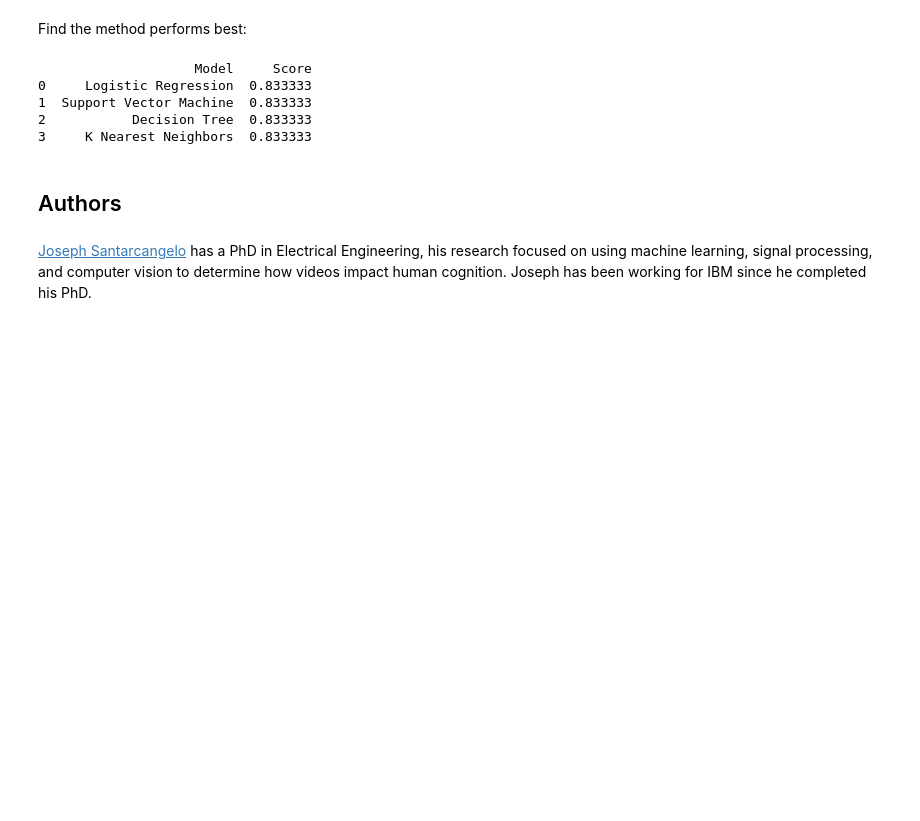
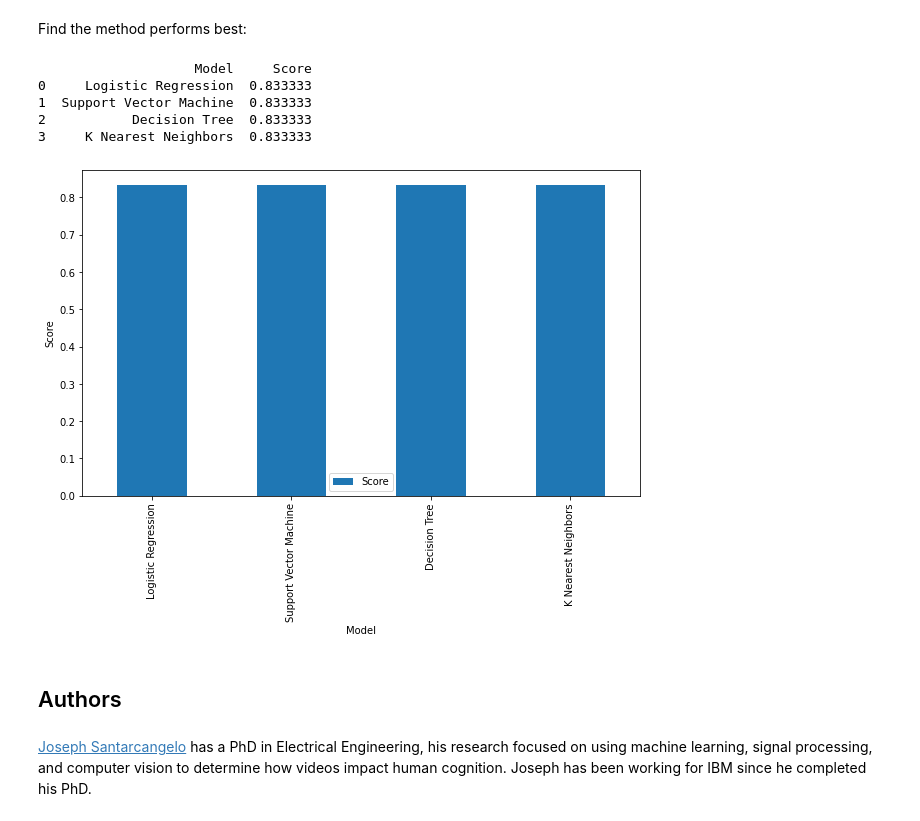
Before and after one commit to martincouceiro/testrepo, a Jupyter notebook: Machine Learning Prediction.ipynb, the cells around one changed output. Saved outputs shown, nothing was run; the diff lists cells and outputs as text; code cells hidden in the pictures; blank space fills up the shorter version.

```diff
--- a/Machine Learning Prediction.ipynb
+++ b/Machine Learning Prediction.ipynb
@@ -348,6 +348,13 @@ print(results_df)
 1  Support Vector Machine  0.833333
 2           Decision Tree  0.833333
 3     K Nearest Neighbors  0.833333
+# %%
+results_df.plot(kind='bar', x='Model', y='Score', figsize=(10,6))
+plt.xlabel('Model')
+plt.ylabel('Score')
+plt.show()
+# %% [output]
+[figure, added]
 # %% [markdown]
 ## Authors
 # %% [markdown]
```
Also changed, not shown: parts of 1 cell of this notebook.
